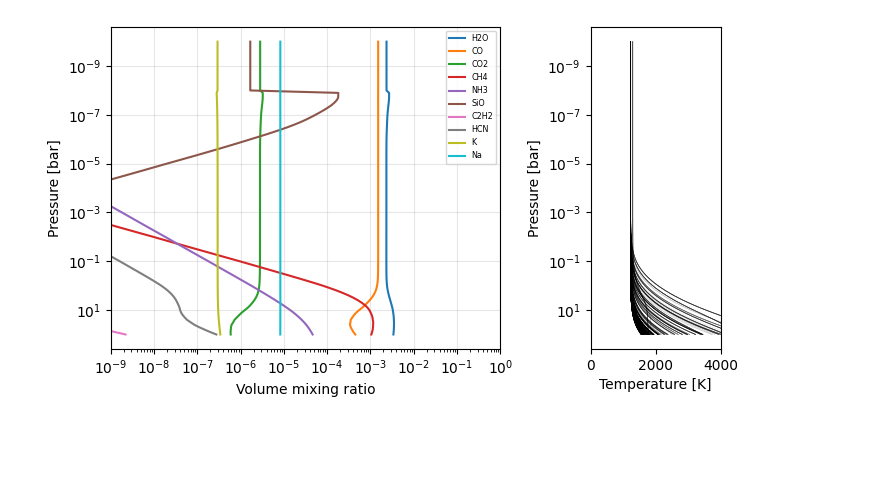
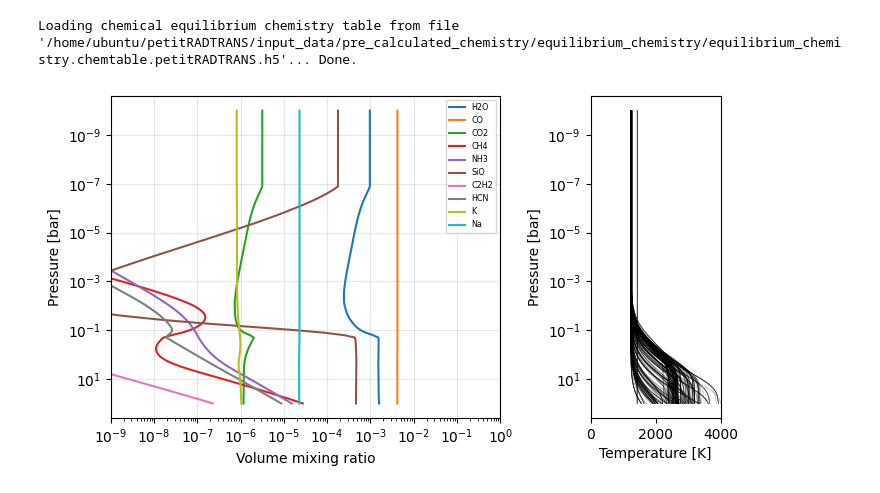
Before and after one commit to cjiang-exo/ReLiC, a Jupyter notebook: plot_ts.ipynb, the cells around one changed output. Cells and saved outputs as stored; diff of their text form; code cells hidden in the pictures; blank space fills up the shorter version.

```diff
--- a/plot_ts.ipynb
+++ b/plot_ts.ipynb
@@ -147,53 +75,90 @@ Loading chemical equilibrium chemistry table from file '/home/ubuntu/petitRADTRA
+# %%
+""" Maximum likelihood model """
+
+prob_file = os.path.join(os.path.dirname(infile), 'lnprob.txt')
+lnprobs = np.loadtxt(prob_file)
+maxlike_params = atm_params[lnprobs.flatten().argmax()]
+
+ts_bestfit, add_output = calc_ts_prt(
+    maxlike_params, atmosphere, chem,
+    planet_radius_cm=planet_radius * nc.r_jup_mean,
+    star_radius_cm=star_radius * nc.r_sun, equilibrium_temperature=teq,
+    return_contribution=True
+)
+
+contributions = add_output['transmission_contribution']
+# %% [output]
+Loading chemical equilibrium chemistry table from file '/home/ubuntu/petitRADTRANS/input_data/pre_calculated_chemistry/equilibrium_chemistry/equilibrium_chemistry.chemtable.petitRADTRANS.h5'... Done.
 # %%
 fig, ax = pl.subplots(1, 2, figsize=(7.2, 4), gridspec_kw={'width_ratios': [3, 1]})
+
+planet_mass = maxlike_params[0] * nc.m_jup # g
+kir = 10**maxlike_params[3]
+gamma = 10**maxlike_params[4]
+tint = maxlike_params[5] # K
+metals = np.full_like(pres_bar, maxlike_params[6])
+c2o_ratios = np.full_like(pres_bar, maxlike_params[7])
+
+ref_gravity = nc.G * planet_mass / (planet_radius * nc.r_jup_mean)**2
+
+temperatures = get_tprofile(
+    pressures=pres_bar,
+    infrared_mean_opacity=kir,
+    gamma=gamma,
+    gravities=ref_gravity,
+    intrinsic_temperature=tint,
+    equilibrium_temperature=teq,
+)
+
+mass_fractions = chem.interpolate_mass_fractions(
+    co_ratios=c2o_ratios,
+    log10_metallicities=metals,
+    temperatures=temperatures,
+    pressures=pres_bar,
+    full=False
+)
+
+quenching_index = np.where(pres_bar >= 1e-7)[0][0]
+for i, sp in enumerate(species_names):
+    mass_fractions[sp][:quenching_index] = mass_fractions[sp][quenching_index]
+
+mmw = compute_mean_molar_masses(mass_fractions)
 
 for i, sp in enumerate(species_names):
     mixing_ratios = mass_fractions[sp] * mmw / get_species_molar_mass(sp)
     ax[0].plot(mixing_ratios, pres_bar, label=sp)
 
-# Literature values
-# c2o_ratios = np.full_like(pres_bar, 0.23)
-# metals = np.full_like(pres_bar, 0.69)
-# mass_fractions, mmw, nabla_ad = chem.interpolate_mass_fractions(
-#     co_ratios=c2o_ratios,
-#     log10_metallicities=metals,
-#     temperatures=temperatures,
-#     pressures=pres_bar,
-#     full=True
-#     )
-# for i, sp in enumerate(species_names):
-#     mixing_ratios = mass_fractions[sp] * mmw / get_species_molar_mass(sp)
-#     ax[0].plot(mixing_ratios, pres_bar, ls='--', c=f'C{i}')
-
 for p in atm_params[-1000:]:
-    kir = p[3]
-    gamma = p[4]
+    planet_mass = p[0] * nc.m_jup # g
+    kir = 10**p[3]
+    gamma = 10**p[4]
     tint = p[5]
+    ref_gravity = nc.G * planet_mass / (planet_radius * nc.r_jup_mean)**2
     temp = get_tprofile(
         pressures=pres_bar,
-        infrared_mean_opacity=10**kir,
-        gamma=10**gamma,
+        infrared_mean_opacity=kir,
+        gamma=gamma,
         gravities=ref_gravity,
         intrinsic_temperature=tint,
         equilibrium_temperature=teq,
     )
     ax[1].plot(temp, pres_bar, lw=0.5, alpha=0.1, c='k')
 
 ax[0].set_xscale('log')
 ax[0].set_yscale('log')
 ax[0].set_ylabel('Pressure [bar]')
 ax[0].set_xlabel('Volume mixing ratio')
 ax[0].set_xlim(1e-9, 1)
 ax[0].grid(alpha=0.3)
 ax[0].invert_yaxis()
 ax[0].legend(fontsize='xx-small')
 
 ax[1].set_xlim(0, 4000)
 ax[1].set_xlabel('Temperature [K]')
 ax[1].set_yscale('log')
 ax[1].set_ylabel('Pressure [bar]')
 ax[1].invert_yaxis()
 fig.tight_layout()
 fig.savefig('chemistry.png', dpi=100)
 # %% [output]
-[figure, old version]
+[figure, new version]
```
Also changed, not shown: parts of 9 cells of this notebook, 9 other files.
